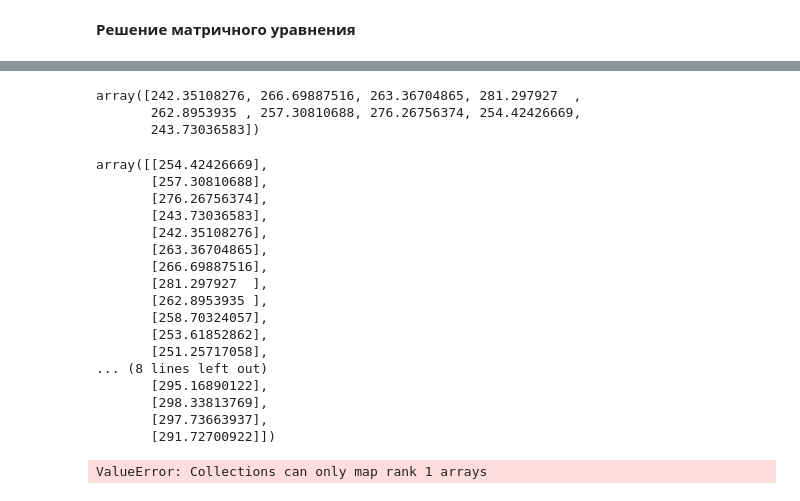
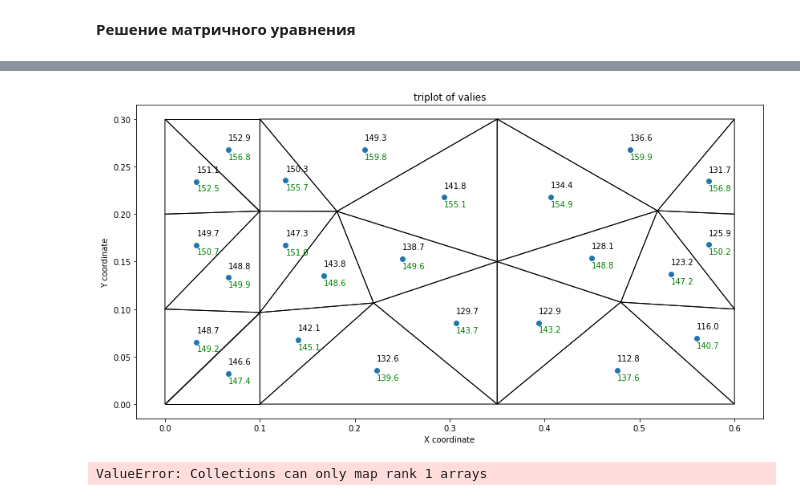
Before and after one commit to MalastowskiNS/FVM, a Jupyter notebook: book_heat_tack_continue-2.ipynb, the cells around one changed output, grey strips where cells are left out. Saved outputs shown, nothing was run; the diff lists cells and outputs as text; code cells hidden in the pictures.

```diff
--- a/book_heat_tack_continue-2.ipynb
+++ b/book_heat_tack_continue-2.ipynb
@@ -571,16 +521,25 @@ for i in range(10):
         Val2node[el_indx[0], 2] += Val2face[face_id,0]*face_quantities[face_id,6] / el_quantities[el_indx[0], 2]
     for face_id in inner_faces:
         el_indx = inter_faces[face_id][2:4]
+
+
         Val2face[face_id,1] =  Val2node[el_indx[0], 1]* face_quantities[face_id,12] + (1-face_quantities[face_id,12])*Val2node[el_indx[1], 1]    # f' =  Fc*gf' + Ff*(1-gf')
         Val2face[face_id,2] =  Val2node[el_indx[0], 2]* face_quantities[face_id,12] + (1-face_quantities[face_id,12])*Val2node[el_indx[1], 2]    # f' =  Fc*gf' + Ff*(1-gf')
         ecf = face_quantities[face_id,5:7] /face_quantities[face_id,2]
-        Val2face[face_id,1:3] = Val2face[face_id,1:3] + ((Val2node[el_indx[1], 0] - Val2node[el_indx[0], 0])/face_quantities[face_id,2]
+        Val2face[face_id,1:3] = Val2face[face_id,1:3] + ((-Val2node[el_indx[1], 0] + Val2node[el_indx[0], 0])/face_quantities[face_id,2]
                                                          - np.dot(Val2face[face_id,1:3],face_quantities[face_id,3:5]))*face_quantities[face_id,3:5]
+
+        Val2node[el_indx[0], 1] -= Val2face[face_id,0]*face_quantities[face_id,5] / el_quantities[el_indx[0], 2]
+        Val2node[el_indx[0], 2] -= Val2face[face_id,0]*face_quantities[face_id,6] / el_quantities[el_indx[0], 2]
+        Val2node[el_indx[1], 1] += Val2face[face_id,0]*face_quantities[face_id,5] / el_quantities[el_indx[1], 2]
+        Val2node[el_indx[1], 2] += Val2face[face_id,0]*face_quantities[face_id,6] / el_quantities[el_indx[1], 2]
+
         Val2face[face_id,0]   = Val2face[face_id,0] + np.dot(Val2face[face_id,1:3], face_quantities[face_id,10:12])
-        #Val2node[el_indx[0], 1] += kmat[face_id]* Val2face[face_id,0]*face_quantities[face_id,5] / el_quantities[el_indx[0], 2]
-        #Val2node[el_indx[0], 2] += kmat[face_id]* Val2face[face_id,0]*face_quantities[face_id,6] / el_quantities[el_indx[0], 2]
-        #Val2node[el_indx[1], 1] -= kmat[face_id]* Val2face[face_id,0]*face_quantities[face_id,5] / el_quantities[el_indx[1], 2]
-        #Val2node[el_indx[1], 2] -= kmat[face_id]* Val2face[face_id,0]*face_quantities[face_id,6] / el_quantities[el_indx[1], 2]
+
+        Val2node[el_indx[0], 1] += Val2face[face_id,0]*face_quantities[face_id,5] / el_quantities[el_indx[0], 2]
+        Val2node[el_indx[0], 2] += Val2face[face_id,0]*face_quantities[face_id,6] / el_quantities[el_indx[0], 2]
+        Val2node[el_indx[1], 1] -= Val2face[face_id,0]*face_quantities[face_id,5] / el_quantities[el_indx[1], 2]
+        Val2node[el_indx[1], 2] -= Val2face[face_id,0]*face_quantities[face_id,6] / el_quantities[el_indx[1], 2]
     A = np.zeros([ne, ne])
     b = np.zeros([ne,1])
     for face_id in inner_faces:
@@ -643,3 +594,6 @@ array([[0.39340278, 0.08576389],
 # %%
-X[12]
+# unstructural mesh results q = -5000, alpha = 20 Trez = 400, T=150
+fluent_rez = pd.read_csv('q_conv_T_tet_cell_based.csv')
+fluent_rez.columns = ('nn', 'X', 'Y', 'Value')
+fluent_rez.head(5)
 # %% [output]
@@ -672,29 +606,19 @@ array([292.11036987])
-# %%
-np.array([list(X[4])[0], list(X[6])[0], list(X[5])[0], list(X[7])[0],   list(X[8])[0],  list(X[1])[0],  list(X[2])[0],   list(X[0])[0], list(X[3])[0]])
-# %% [output]
-array([242.35108276, 266.69887516, 263.36704865, 281.297927  ,
-       262.8953935 , 257.30810688, 276.26756374, 254.42426669,
-       243.73036583])
-# %%
-X
-# %% [output]
-array([[254.42426669],
-       [257.30810688],
-       [276.26756374],
-       [243.73036583],
-       [242.35108276],
-       [263.36704865],
-       [266.69887516],
-       [281.297927  ],
-       [262.8953935 ],
-       [258.70324057],
-       [253.61852862],
-       [251.25717058],
-... (8 lines left out)
-       [295.16890122],
-       [298.33813769],
-       [297.73663937],
-       [291.72700922]])
+# %%
+norm_size2viz = 5                                           # масштаб отобращения длин нормалей для визуализации
+fig2, ax2 = plt.subplots(figsize=(14,10))
+ax2.set_aspect('equal')
+plot_fem_mesh(nodes_list[:, 0], nodes_list[:, 1], el_list)
+ax2.plot(el_quantities[:, 0], el_quantities[:, 1], 'o')
+
+texts = [ax2.text(el_quantities[i, 0]+1e-5, el_quantities[i, 1]+1e-2, '%s'%np.round(Val2node[i,0],1)) for i in range(ne)]      #
+texts = [ax2.text(fluent_rez['X'][i]+1e-5, fluent_rez['Y'][i]-1e-2, '%s' %np.round(fluent_rez['Value'][i],1), color="green") for i in range(fluent_rez.shape[0])] #
+
+ax2.set_title('triplot of valies')
+ax2.set_xlabel('X coordinate')
+ax2.set_ylabel('Y coordinate')
+plt.show()
+# %% [output]
+[figure, added]
 # %%
 import matplotlib.collections
 # %%
```
Also changed, not shown: parts of 13 cells of this notebook, 2 other files.
